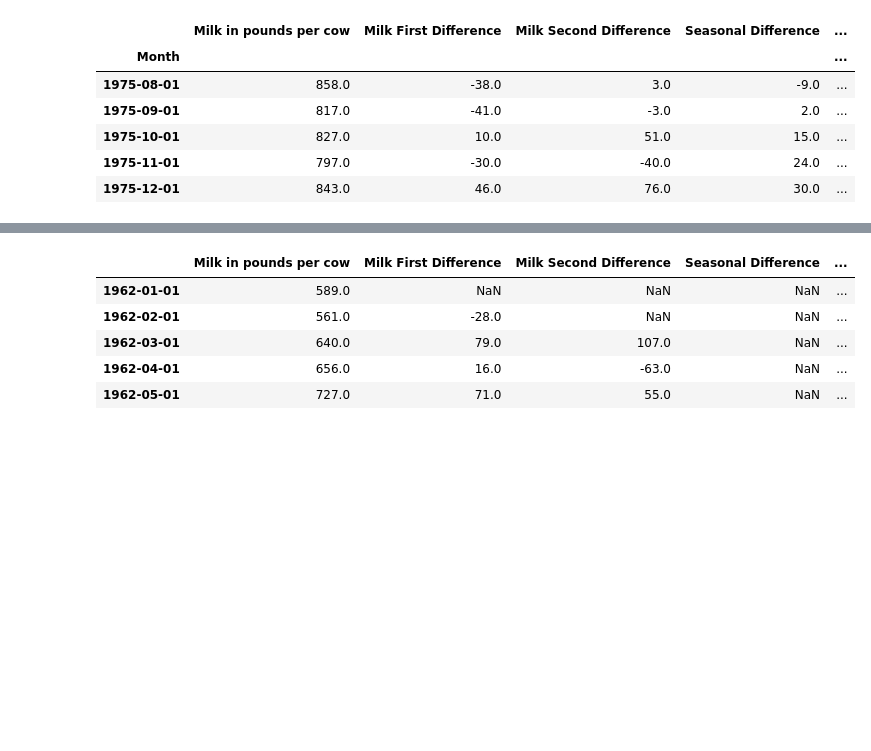
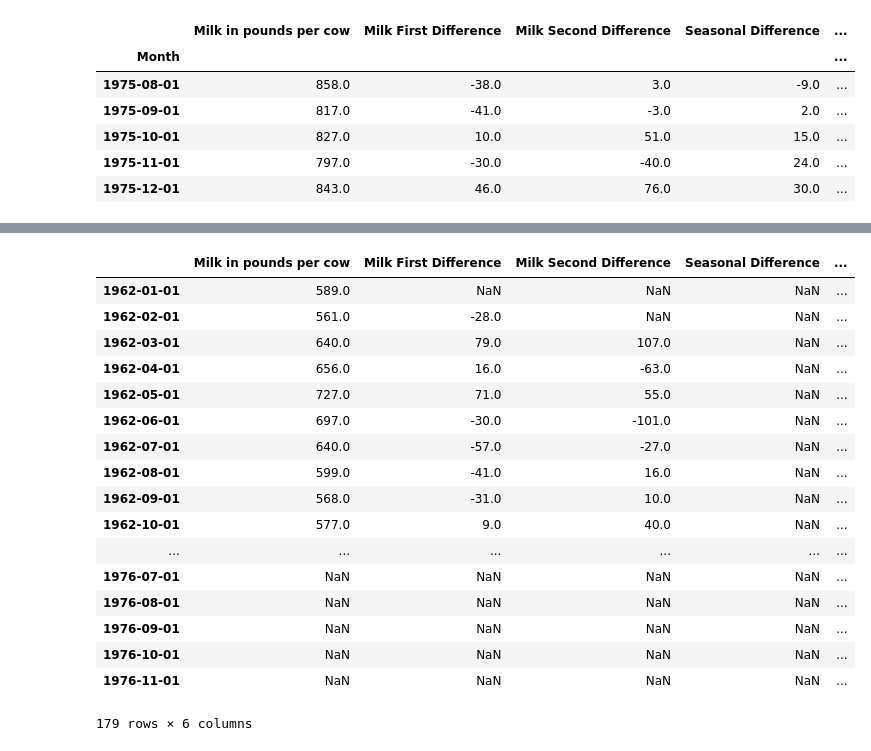
Before and after one commit to geceba/Residencia-ITM, a Jupyter notebook: ARIMA/ARIMA.ipynb, the cells around one changed output, grey strips where cells are left out. Cells and saved outputs as stored; diff of their text form; code cells hidden in the pictures; blank space fills up the shorter version.

```diff
--- a/ARIMA/ARIMA.ipynb
+++ b/ARIMA/ARIMA.ipynb
@@ -278,7 +278,7 @@ df.tail()
 # %%
 from pandas.tseries.offsets import DateOffset
 # %%
-future_dates = [df.index[-1] + DateOffset(months=x) for x in range(0,24)]
+future_dates = [df.index[-1] + DateOffset(months=x) for x in range(0,12)]
 # %%
 future_dates
 # %% [output]
@@ -304,12 +299,24 @@ future_dates_df = pd.DataFrame(index=future_dates[1:], columns=df.columns)
 # %%
 future_df = pd.concat([df, future_dates_df])
 # %%
-future_df.head()
+future_df
 # %% [output]
 |  | Milk in pounds per cow | Milk First Difference | Milk Second Difference | Seasonal Difference | ... |
 | 1962-01-01 | 589.0 | NaN | NaN | NaN | ... |
 | 1962-02-01 | 561.0 | -28.0 | NaN | NaN | ... |
 | 1962-03-01 | 640.0 | 79.0 | 107.0 | NaN | ... |
 | 1962-04-01 | 656.0 | 16.0 | -63.0 | NaN | ... |
 | 1962-05-01 | 727.0 | 71.0 | 55.0 | NaN | ... |
+| 1962-06-01 | 697.0 | -30.0 | -101.0 | NaN | ... |
+| 1962-07-01 | 640.0 | -57.0 | -27.0 | NaN | ... |
+| 1962-08-01 | 599.0 | -41.0 | 16.0 | NaN | ... |
+| 1962-09-01 | 568.0 | -31.0 | 10.0 | NaN | ... |
+| 1962-10-01 | 577.0 | 9.0 | 40.0 | NaN | ... |
+| ... | ... | ... | ... | ... | ... |
+| 1976-07-01 | NaN | NaN | NaN | NaN | ... |
+| 1976-08-01 | NaN | NaN | NaN | NaN | ... |
+| 1976-09-01 | NaN | NaN | NaN | NaN | ... |
+| 1976-10-01 | NaN | NaN | NaN | NaN | ... |
+| 1976-11-01 | NaN | NaN | NaN | NaN | ... |
+179 rows × 6 columns
 # %%
```
Also changed, not shown: parts of 5 cells of this notebook, 2 other files.
